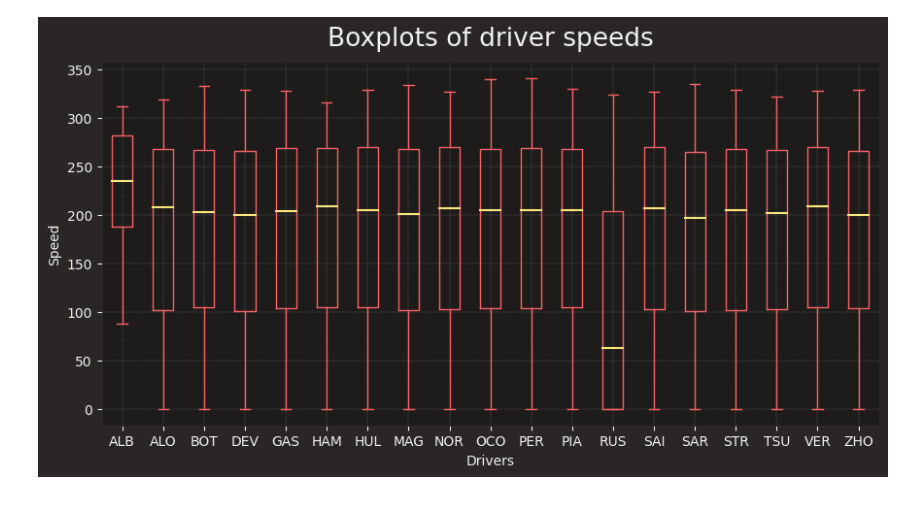
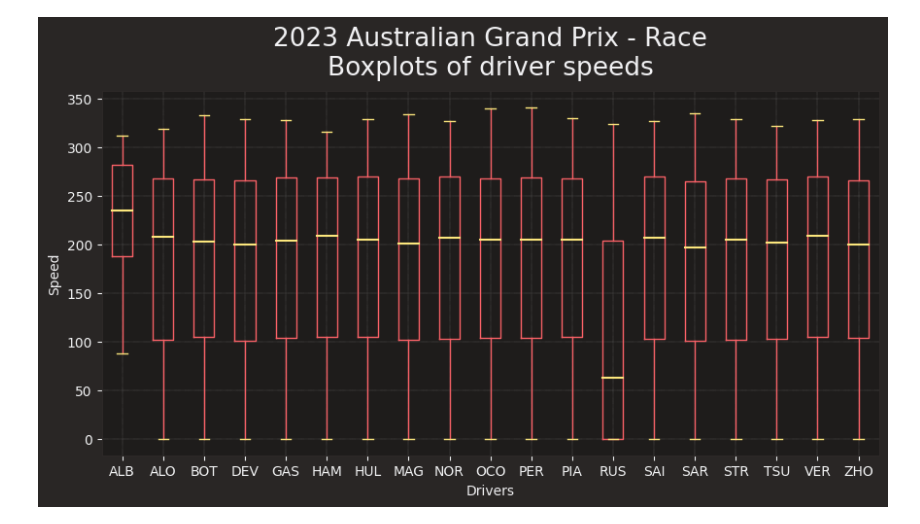
Before and after one commit to Rick8998/Australia2023F1, a Jupyter notebook: SessionAnalysis/speedBoxplot.ipynb, the cells around one changed output. Saved outputs shown, nothing was run; the diff lists cells and outputs as text; code cells hidden in the pictures.

Commit message:
Update titolo plot

```diff
--- a/SessionAnalysis/speedBoxplot.ipynb
+++ b/SessionAnalysis/speedBoxplot.ipynb
@@ -13,26 +13,26 @@ race.load()
 # %%
 drivers = pd.unique(race.laps['Driver'])
 tel_list = list()
 for driver in drivers:
     if not driver == "LEC":
         drv_laps = race_laps.loc[(race_laps['PitOutTime'].isnull() & race_laps['PitInTime'].isnull())]
         drv_laps = race_laps.loc[((race_laps['Driver'] == driver) & (race_laps['IsAccurate']==True))]
         tel = drv_laps.pick_driver(driver).get_car_data()
         tel['Driver'] = driver
         tel_list.append(tel)
 
 all_tel = pd.concat(tel_list)
 all_tel = all_tel[['Speed', 'Driver']]
 color="#F96167"
 ff1.plotting.setup_mpl()
 plt.rcParams['figure.figsize'] = [10, 5]
 all_tel.boxplot(by='Driver', showfliers=False, medianprops=dict(linewidth=1.5, color="#FCE77D"),
-                      color=dict(boxes=color, whiskers=color, caps=color))
+                      color=dict(boxes=color, whiskers=color, caps="#FCE77D"))
 plt.grid(linestyle=':', linewidth=0.3)
 plt.suptitle("")
-plt.title("Boxplots of driver speeds")
+plt.title(f"{race.event.year} {race.event.EventName} - {race.name}\nBoxplots of driver speeds")
 plt.xlabel("Drivers")
 plt.ylabel("Speed")
 plt.show()
 # %% [output]
-[figure, old version]
+[figure, new version]
```
Also changed, not shown: 1 other file.
